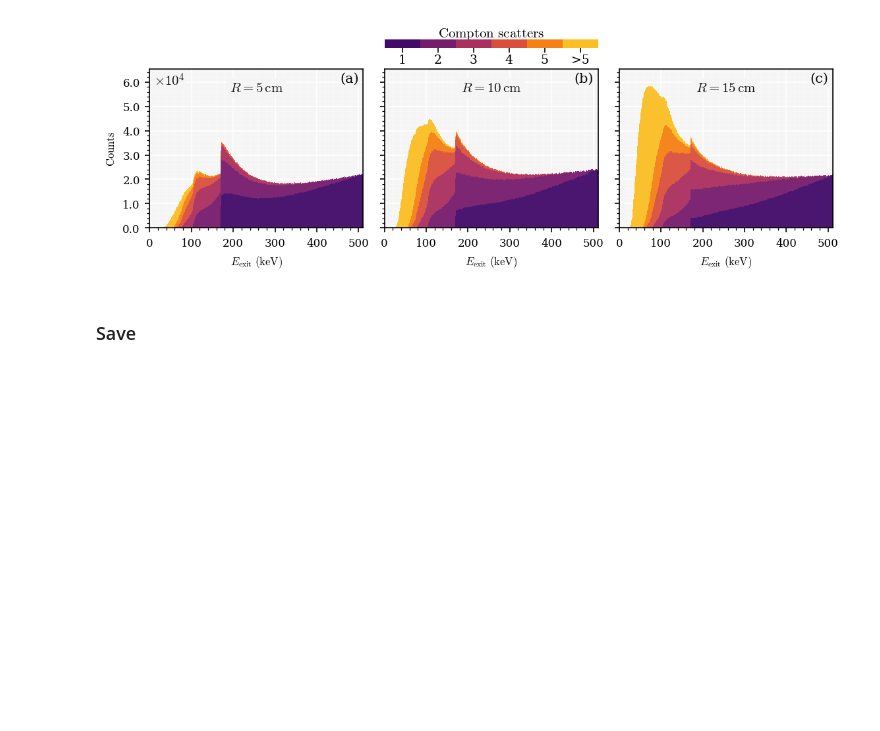
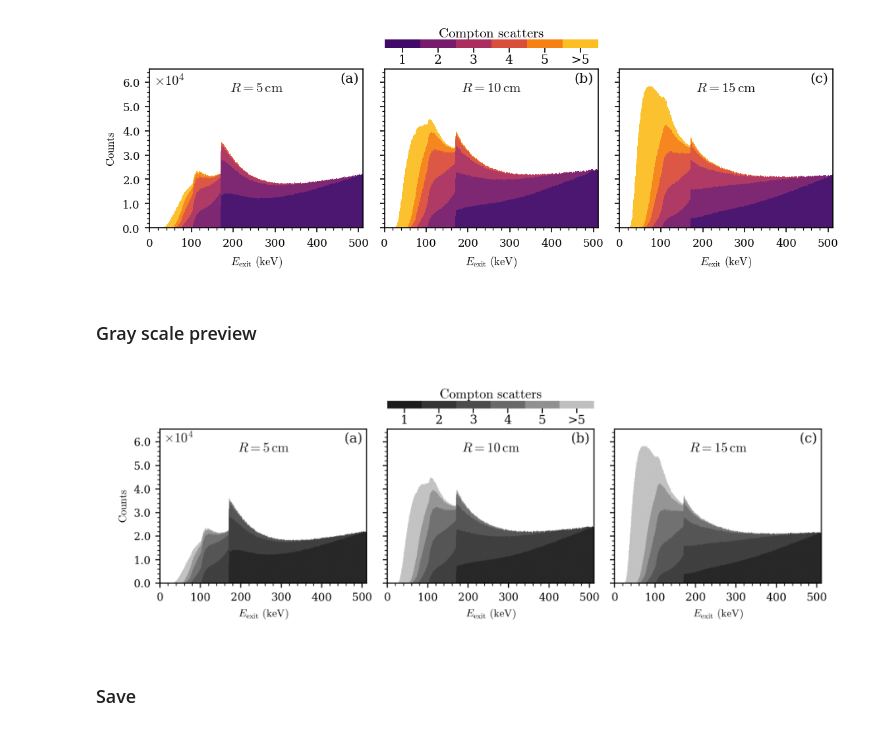
Before and after one commit to plundhammar/small-angle-scatter, a Jupyter notebook: notebooks/02_fig_energy_exit_spectra.ipynb, the cells around one changed output. Drawn from its saved outputs; the diff is of its cells as text; code cells hidden in the pictures; blank space fills up the shorter version.

```diff
--- a/notebooks/02_fig_energy_exit_spectra.ipynb
+++ b/notebooks/02_fig_energy_exit_spectra.ipynb
@@ -44,7 +44,7 @@ mpl.rcParams.update({
     "grid.alpha": 0.9,
     "grid.color": "white",
     "grid.linewidth": 1.0,
-    "axes.facecolor": "whitesmoke",
+    "axes.facecolor": "white",
 })
 # %% [markdown]
 ### Load data
@@ -216,6 +218,27 @@ cbar.ax.tick_params(which="minor", bottom=False, top=False)
 plt.show()
 # %% [output]
 [figure]
+# %% [markdown]
+### Gray scale preview
+# %%
+import os
+tmp_path = "tmp_preview.png"
+fig.savefig(tmp_path, dpi=400, bbox_inches="tight")
+img = plt.imread(tmp_path)
+rgb = img[..., :3].astype(np.float32)
+
+gray = (
+    0.2126 * rgb[..., 0]
+    + 0.7152 * rgb[..., 1]
+    + 0.0722 * rgb[..., 2]
+)
+os.remove(tmp_path)
+fig_gs, ax_gs = plt.subplots(figsize=(FIG_W_WIDE, FIG_H_WIDE))
+ax_gs.imshow(gray, cmap="gray")
+ax_gs.axis("off")
+plt.show()
+# %% [output]
+[figure, added]
 # %% [markdown]
 ### Save
 # %%
```
Also changed, not shown: parts of 1 cell of this notebook, 52 other files.
